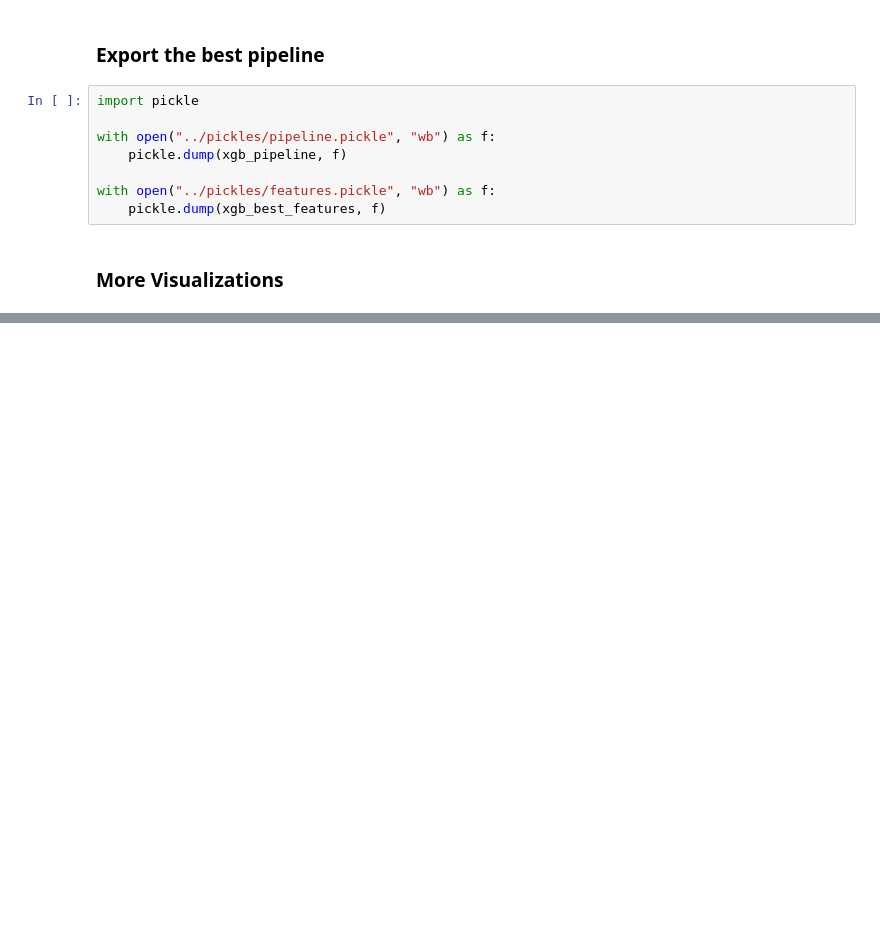
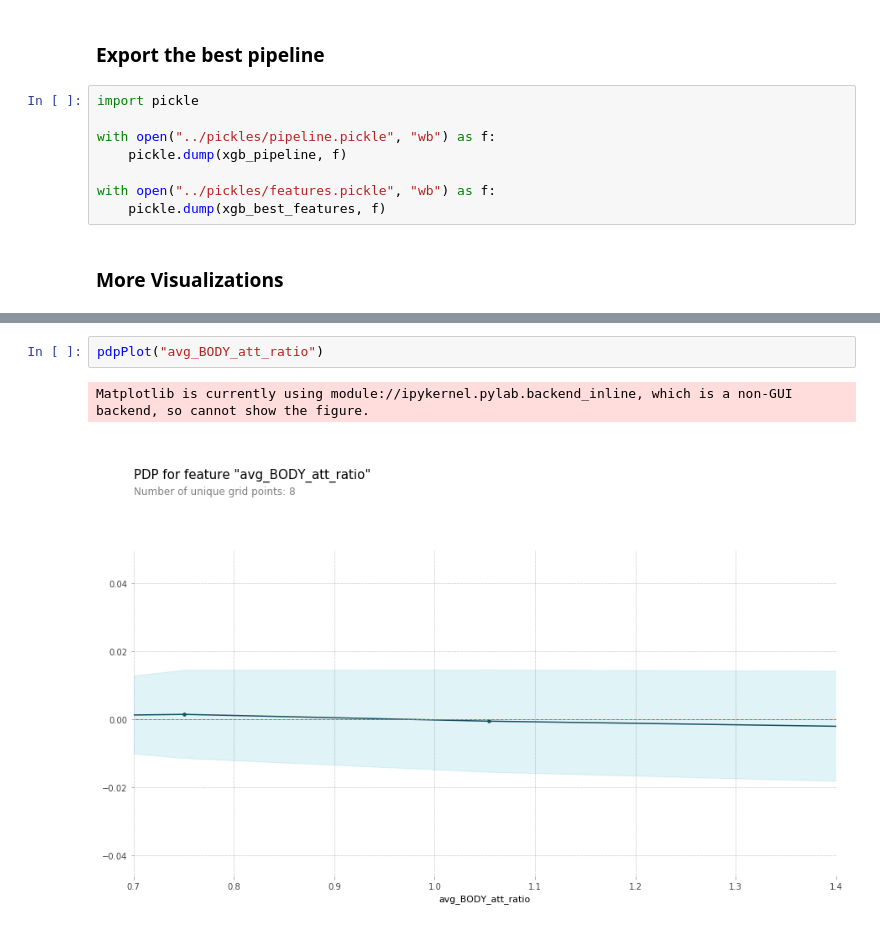
Before and after one commit to five-hundred-eleven/ufc-fight-prediction, a Jupyter notebook: ipynb/ufc-predictions.ipynb, the cells around one changed output, grey strips where cells are left out. Cells and saved outputs as stored; diff of their text form; blank space fills up the shorter version.

```diff
--- a/ipynb/ufc-predictions.ipynb
+++ b/ipynb/ufc-predictions.ipynb
@@ -553,0 +613,5 @@ fighters_df[fighters_df["fighter"] == "Khabib Nurmagomedov"]
+# %%
+pdpPlot("avg_BODY_att_ratio")
+# %% [output]
+Matplotlib is currently using module://ipykernel.pylab.backend_inline, which is a non-GUI backend, so cannot show the figure.
+[figure, added]
```
Also changed, not shown: parts of 16 cells of this notebook, 1 other file.
